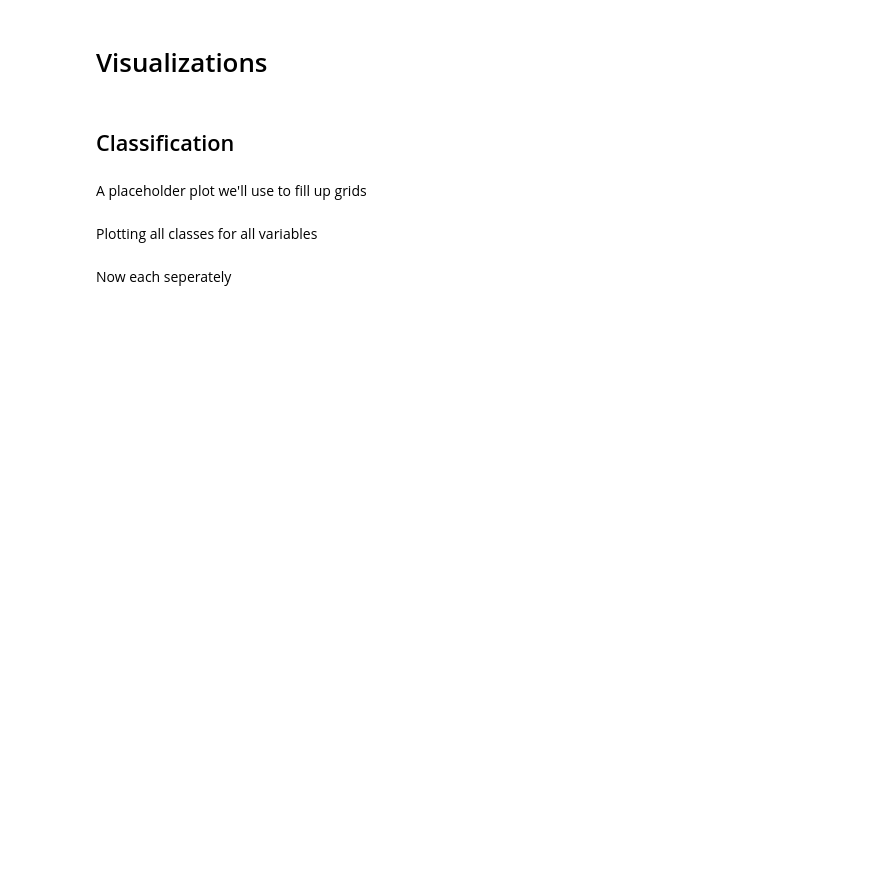
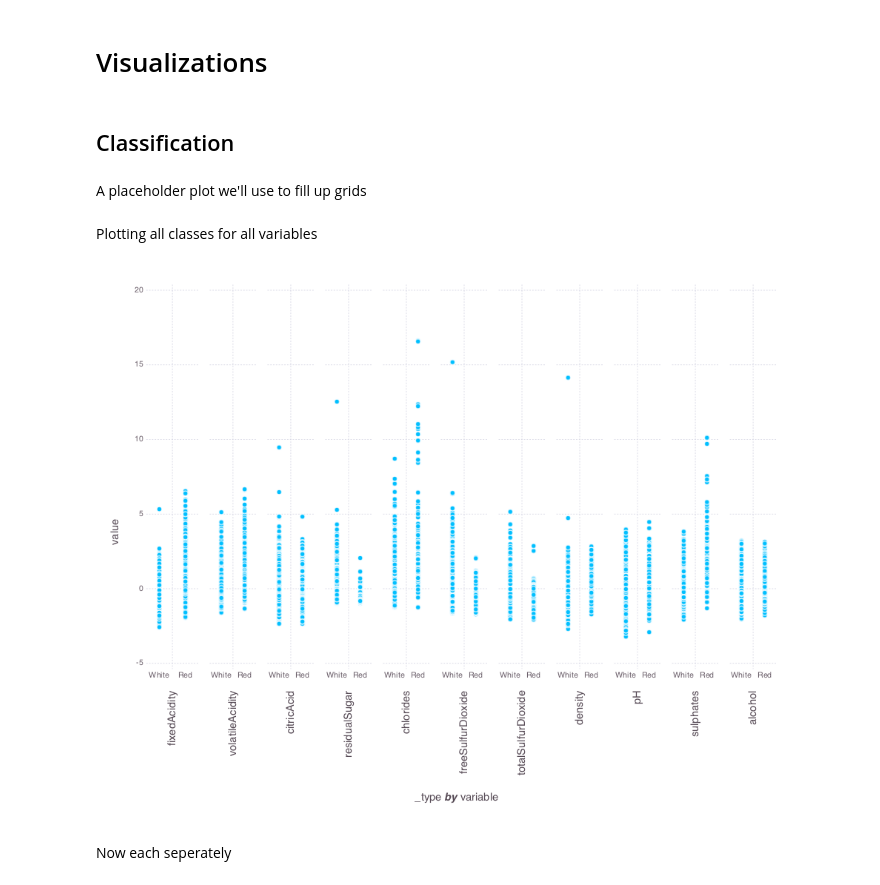
Before and after one commit to cle-ment/aalto-machine-learning-basics, a Jupyter notebook: regression_backprop.ipynb, the cells around one changed output. Saved outputs shown, nothing was run; the diff lists cells and outputs as text; code cells hidden in the pictures; blank space fills up the shorter version.

```diff
--- a/regression_backprop.ipynb
+++ b/regression_backprop.ipynb
@@ -144,5 +133,5 @@ length(variables)
 # %% [markdown]
 Read the data into DataFrames:
 # %%
-df_submission =
-readtable("data/challenge_public_test_classification_regression_2015.csv");
+df_labelled = readtable(
+    "data/training_classification_regression_2015.csv");
@@ -151 +164,3 @@ df_train = readtable("data/training_classification_regression_2015.csv");
+# %%
+variables = names(df_labelled)[1:11];
 # %% [markdown]
@@ -165,4 +168,17 @@ head(df_train_norm, 1)
+# %%
+df_labelled_norm = deepcopy(df_labelled)
+df_unlabelled_norm = deepcopy(df_unlabelled)
+df_full = vcat(df_labelled_norm, df_unlabelled_norm)
+for variable in variables
+    column_full       = df_full[:, variable]
+    column_labelled   = df_labelled_norm[:, variable]
+    column_unlabelled = df_unlabelled_norm[:, variable]
+    df_labelled_norm[:, variable] = (
+        column_labelled .- mean(column_full)) ./ std(column_full)
+    df_unlabelled_norm[:, variable] = (
+        column_unlabelled .- mean(column_full)) ./ std(column_full)
+end
 # %% [markdown]
 Stack up the features for easier visualization
 # %%
-df_train_norm_stacked = stack(df_train_norm, variables);
+df_labelled_norm_stacked = stack(df_labelled_norm, variables);
@@ -220,11 +206,13 @@ placeholder = plot(x=[0], y=[0], Guide.xlabel("'placeholder'"));
 Plotting all classes for all variables
 # %%
 filename = "hist_variables_type"
-p = plot(df_train_norm_stacked,
+p = plot(df_labelled_norm_stacked,
 xgroup="variable", x="_type", y="value", Geom.subplot_grid(Geom.point));
 draw(PDF(string("plots/", filename, ".pdf"), 25cm, 20cm), p)
 draw(PNG(string("plots/", filename, ".png"), 25cm, 20cm), p)
 load(string("plots/", filename, ".png"))
+# %% [output]
+[figure, added]
 # %% [markdown]
 Now each seperately
 # %%
```
Also changed, not shown: parts of 86 cells of this notebook, 1 other file.
